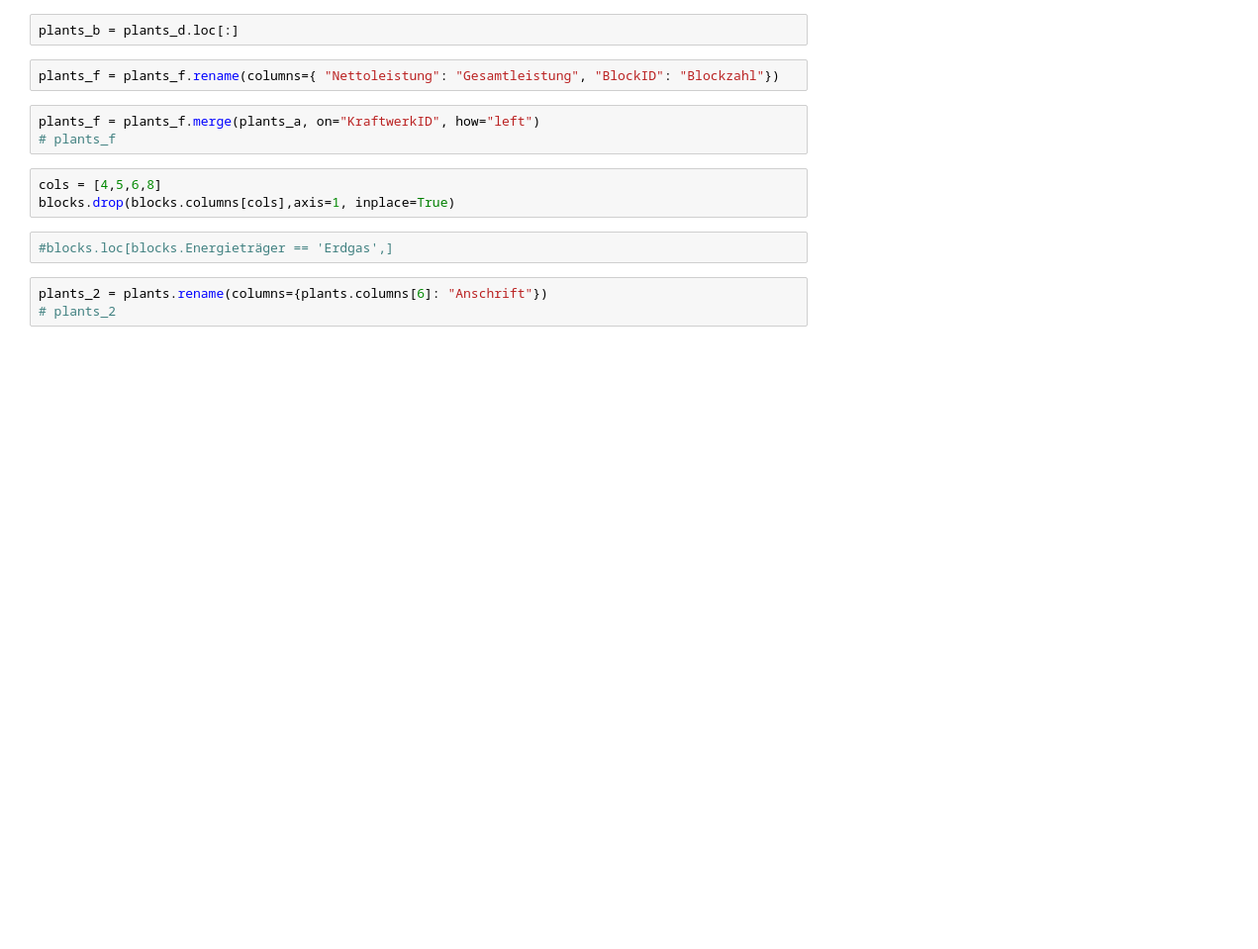
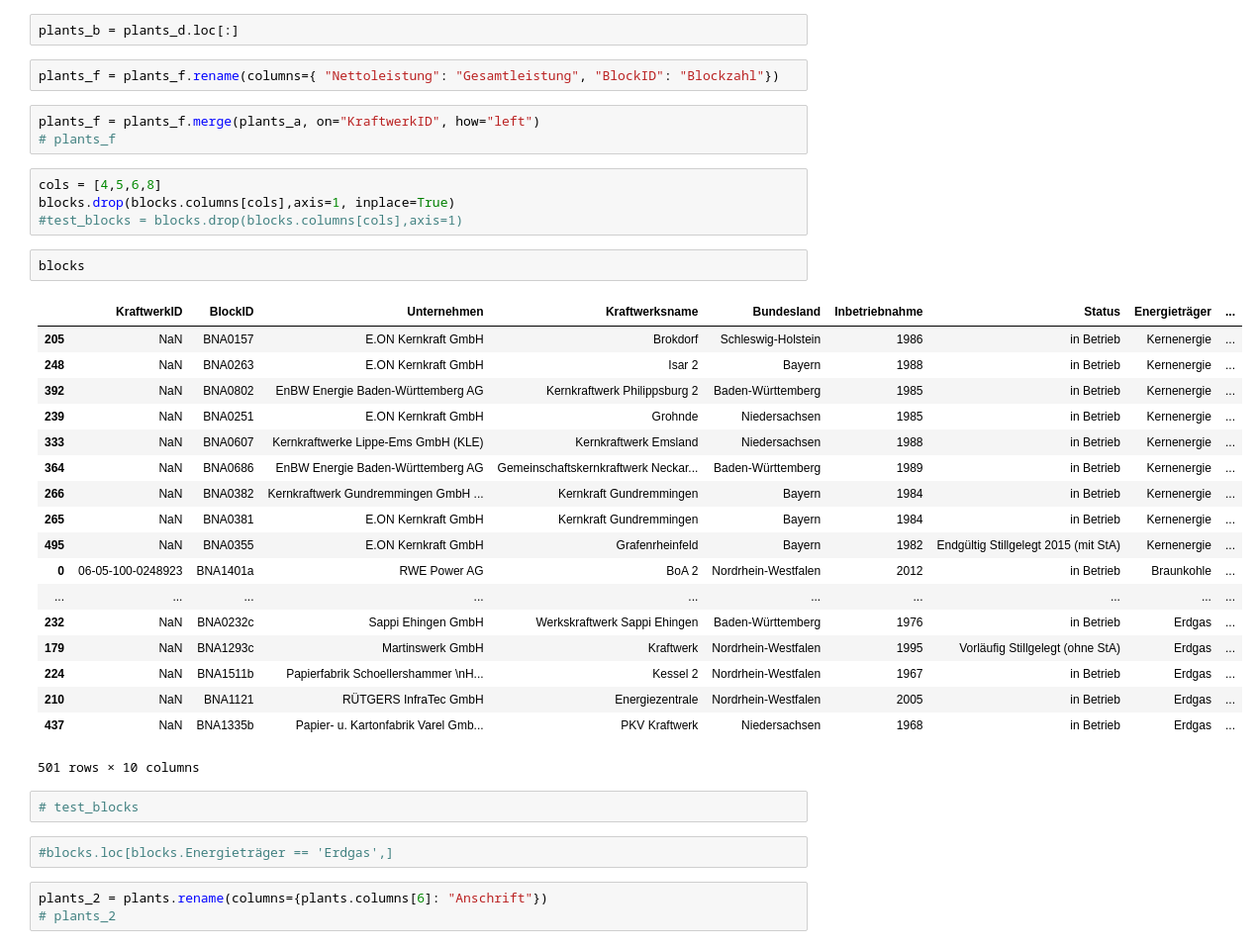
Before and after one commit to sidietz/plantwatch-data, a Jupyter notebook: toblocks-v2.ipynb, the cells around one changed output. Shown at 99% size. Saved outputs shown, nothing was run; the diff lists cells and outputs as text; blank space fills up the shorter version.

```diff
--- a/toblocks-v2.ipynb
+++ b/toblocks-v2.ipynb
@@ -67,6 +94,30 @@ plants_f = plants_f.merge(plants_a, on="KraftwerkID", how="left")
 # %%
 cols = [4,5,6,8]
 blocks.drop(blocks.columns[cols],axis=1, inplace=True)
+#test_blocks = blocks.drop(blocks.columns[cols],axis=1)
+# %%
+blocks
+# %% [output]
+|  | KraftwerkID | BlockID | Unternehmen | Kraftwerksname | Bundesland | Inbetriebnahme | Status | Energieträger | ... |
+| 205 | NaN | BNA0157 | E.ON Kernkraft GmbH | Brokdorf | Schleswig-Holstein | 1986 | in Betrieb | Kernenergie | ... |
+| 248 | NaN | BNA0263 | E.ON Kernkraft GmbH | Isar 2 | Bayern | 1988 | in Betrieb | Kernenergie | ... |
+| 392 | NaN | BNA0802 | EnBW Energie Baden-Württemberg AG | Kernkraftwerk Philippsburg 2 | Baden-Württemberg | 1985 | in Betrieb | Kernenergie | ... |
+| 239 | NaN | BNA0251 | E.ON Kernkraft GmbH | Grohnde | Niedersachsen | 1985 | in Betrieb | Kernenergie | ... |
+| 333 | NaN | BNA0607 | Kernkraftwerke Lippe-Ems GmbH (KLE) | Kernkraftwerk Emsland | Niedersachsen | 1988 | in Betrieb | Kernenergie | ... |
+| 364 | NaN | BNA0686 | EnBW Energie Baden-Württemberg AG | Gemeinschaftskernkraftwerk Neckar... | Baden-Württemberg | 1989 | in Betrieb | Kernenergie | ... |
+| 266 | NaN | BNA0382 | Kernkraftwerk Gundremmingen GmbH ... | Kernkraft Gundremmingen | Bayern | 1984 | in Betrieb | Kernenergie | ... |
+| 265 | NaN | BNA0381 | E.ON Kernkraft GmbH | Kernkraft Gundremmingen | Bayern | 1984 | in Betrieb | Kernenergie | ... |
+| 495 | NaN | BNA0355 | E.ON Kernkraft GmbH | Grafenrheinfeld | Bayern | 1982 | Endgültig Stillgelegt 2015 (mit StA) | Kernenergie | ... |
+| 0 | 06-05-100-0248923 | BNA1401a | RWE Power AG | BoA 2 | Nordrhein-Westfalen | 2012 | in Betrieb | Braunkohle | ... |
+| ... | ... | ... | ... | ... | ... | ... | ... | ... | ... |
+| 232 | NaN | BNA0232c | Sappi Ehingen GmbH | Werkskraftwerk Sappi Ehingen | Baden-Württemberg | 1976 | in Betrieb | Erdgas | ... |
+| 179 | NaN | BNA1293c | Martinswerk GmbH | Kraftwerk | Nordrhein-Westfalen | 1995 | Vorläufig Stillgelegt (ohne StA) | Erdgas | ... |
+| 224 | NaN | BNA1511b | Papierfabrik Schoellershammer \nH... | Kessel 2 | Nordrhein-Westfalen | 1967 | in Betrieb | Erdgas | ... |
+| 210 | NaN | BNA1121 | RÜTGERS InfraTec GmbH | Energiezentrale | Nordrhein-Westfalen | 2005 | in Betrieb | Erdgas | ... |
+| 437 | NaN | BNA1335b | Papier- u. Kartonfabrik Varel Gmb... | PKV Kraftwerk | Niedersachsen | 1968 | in Betrieb | Erdgas | ... |
+501 rows × 10 columns
+# %%
+# test_blocks
 # %%
 #blocks.loc[blocks.Energieträger == 'Erdgas',]
 # %%
```
Also changed, not shown: parts of 7 cells of this notebook, 4 other files.
